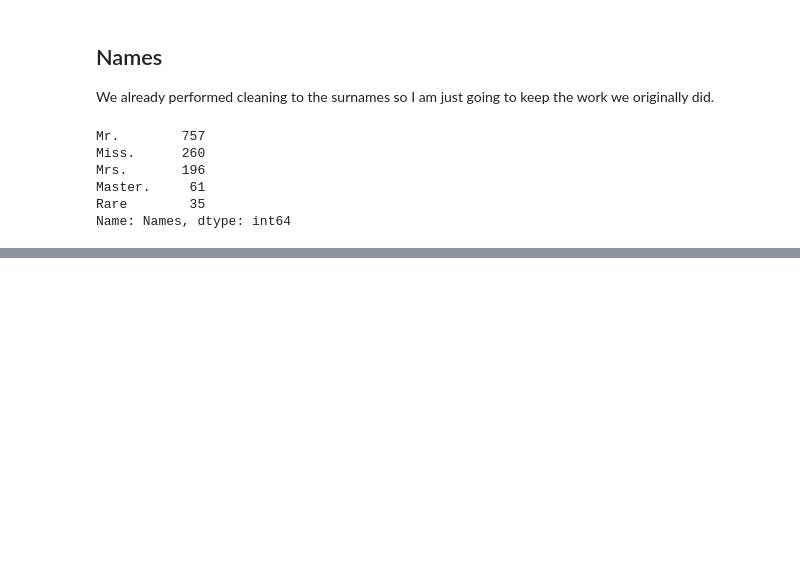
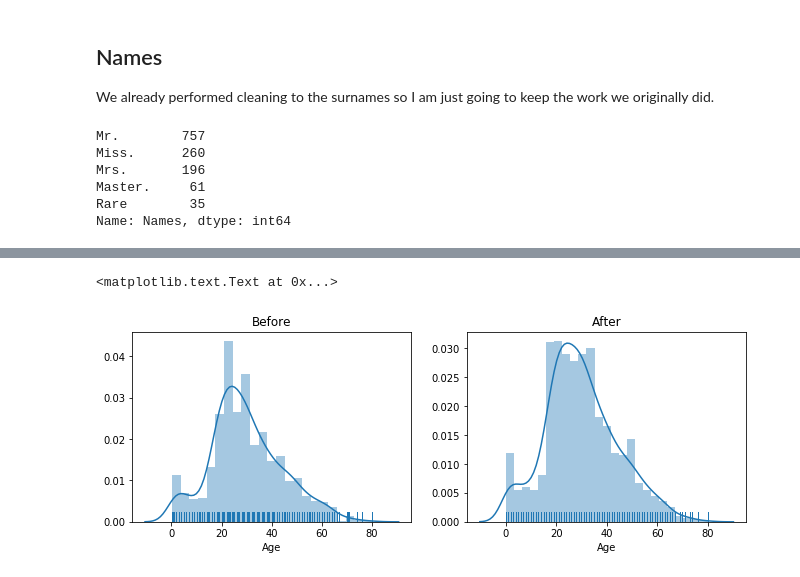
Before and after one commit to grantcooksey/kaggle-titanic, a Jupyter notebook: notebooks/Feature Engineering.ipynb, the cells around one changed output, grey strips where cells are left out. Saved outputs shown, nothing was run; the diff lists cells and outputs as text; code cells hidden in the pictures; blank space fills up the shorter version.

```diff
--- a/notebooks/Feature Engineering.ipynb
+++ b/notebooks/Feature Engineering.ipynb
@@ -213 +276,6 @@ Name: Names, dtype: int64
+# %%
+df_features['Is_poor'] = 0
+df_features.loc[df_full['Fare'] < median_fare, 'Is_poor'] = 1
+
+df_features['Fare'] = df_full['Fare'].copy()
 # %% [markdown]
@@ -223,0 +285,24 @@ df_full['Age'].plot.hist(bins=80)
+# %%
+age_avg = df_full['Age'].mean()
+age_std = df_full['Age'].std()
+age_null_count = df_full['Age'].isnull().sum()
+
+age_rand = np.random.normal(age_avg, age_std, age_null_count).clip(min=0)
+
+df_features['Age'] = df_full['Age'].copy()
+df_features.loc[pd.isnull(df_features['Age']), 'Age'] = age_rand
+df_features['Age'] = df_features['Age'].astype(int)
+# %%
+fig, axs = plt.subplots(ncols=2, figsize=(11, 3.5))
+
+# Before
+sns.distplot(df_full.loc[pd.notnull(df_full['Age']), 'Age'], kde=True, rug=True, ax=axs[0])
+axs[0].set_title('Before')
+
+# After
+df_after = df_features['Age']
+sns.distplot(df_after, kde=True, rug=True, ax=axs[1])
+axs[1].set_title('After')
+# %% [output]
+<matplotlib.text.Text at 0x...>
+[figure, added]
```
Also changed, not shown: parts of 9 cells of this notebook.
